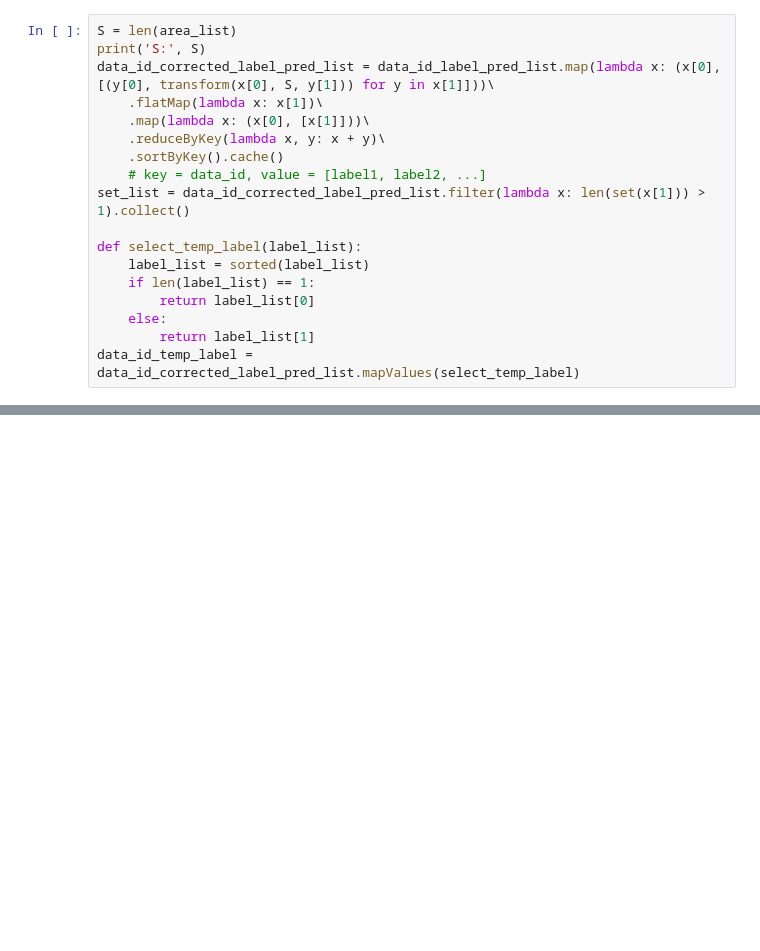
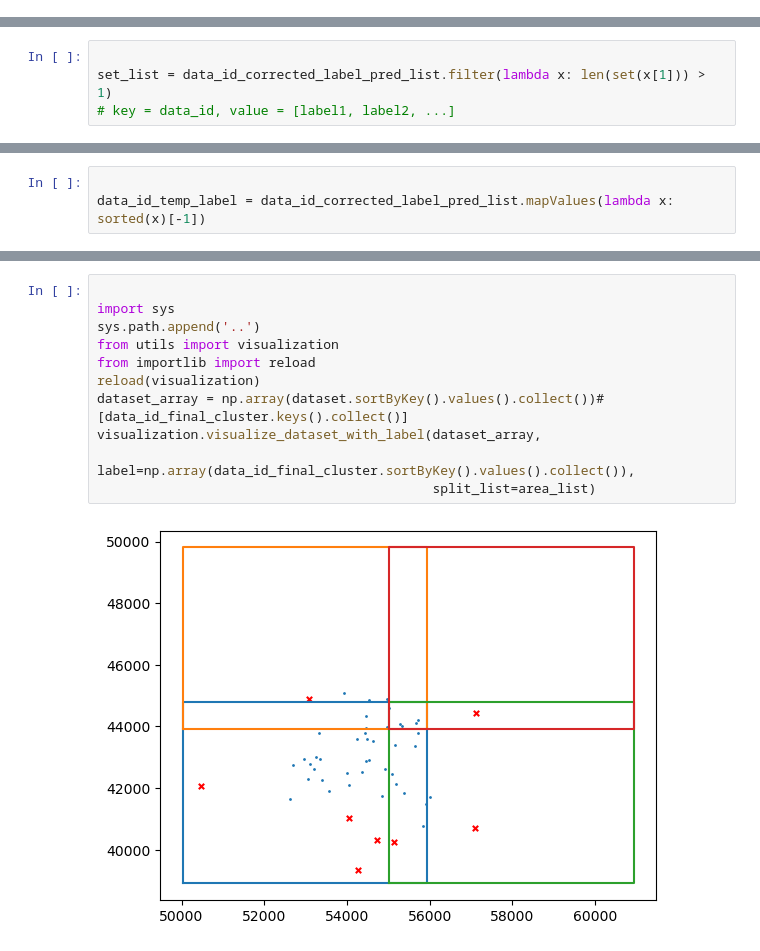
Before and after one commit to meow-wwww/MSBD5003-Project, a Jupyter notebook: parallel/test_RDD.ipynb, the cells around one changed output, grey strips where cells are left out. Saved outputs shown, nothing was run; the diff lists cells and outputs as text; blank space fills up the shorter version.

```diff
--- a/parallel/test_RDD.ipynb
+++ b/parallel/test_RDD.ipynb
@@ -144,18 +215,0 @@ def transform(i: int, S: int, k, noise_label=-2) -> int:
-# %%
-S = len(area_list)
-print('S:', S)
-data_id_corrected_label_pred_list = data_id_label_pred_list.map(lambda x: (x[0], [(y[0], transform(x[0], S, y[1])) for y in x[1]]))\
-    .flatMap(lambda x: x[1])\
-    .map(lambda x: (x[0], [x[1]]))\
-    .reduceByKey(lambda x, y: x + y)\
-    .sortByKey().cache()
-    # key = data_id, value = [label1, label2, ...]
-set_list = data_id_corrected_label_pred_list.filter(lambda x: len(set(x[1])) > 1).collect()
-
-def select_temp_label(label_list):
-    label_list = sorted(label_list)
-    if len(label_list) == 1:
-        return label_list[0]
-    else:
-        return label_list[1]
-data_id_temp_label = data_id_corrected_label_pred_list.mapValues(select_temp_label)
@@ -209,0 +237,4 @@ cluster_map: {17: 16, 12: 16, 13: 16, 9: 37, 10: 37, 14: 37, 33: 0, 1: 0, 4: 0,
+# %%
+
+set_list = data_id_corrected_label_pred_list.filter(lambda x: len(set(x[1])) > 1)
+# key = data_id, value = [label1, label2, ...]
@@ -209,0 +261,3 @@ cluster_map: {17: 16, 12: 16, 13: 16, 9: 37, 10: 37, 14: 37, 33: 0, 1: 0, 4: 0,
+# %%
+
+data_id_temp_label = data_id_corrected_label_pred_list.mapValues(lambda x: sorted(x)[-1])
@@ -238,0 +398,13 @@ visualization.visualize_dataset_with_label(dataset_array, np.array(data_id_final
+# %%
+
+import sys
+sys.path.append('..')
+from utils import visualization
+from importlib import reload
+reload(visualization)
+dataset_array = np.array(dataset.sortByKey().values().collect())#[data_id_final_cluster.keys().collect()]
+visualization.visualize_dataset_with_label(dataset_array,
+                                           label=np.array(data_id_final_cluster.sortByKey().values().collect()),
+                                           split_list=area_list)
+# %% [output]
+[figure, added]
```
Also changed, not shown: parts of 24 cells of this notebook.
